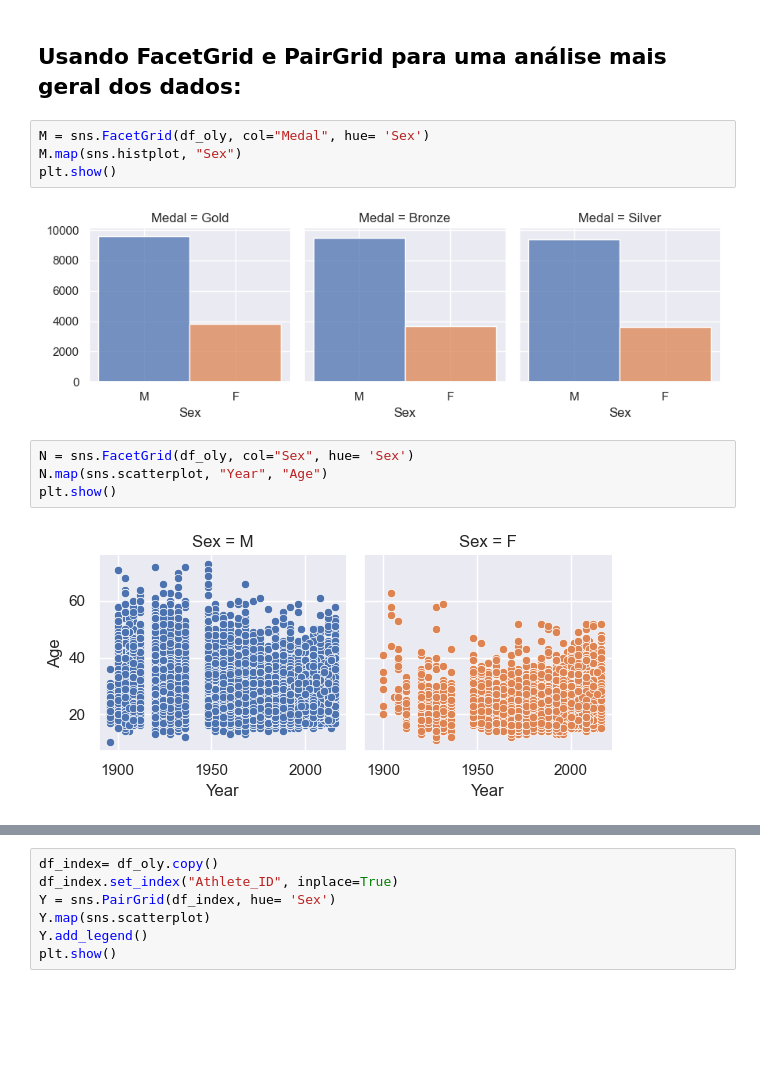
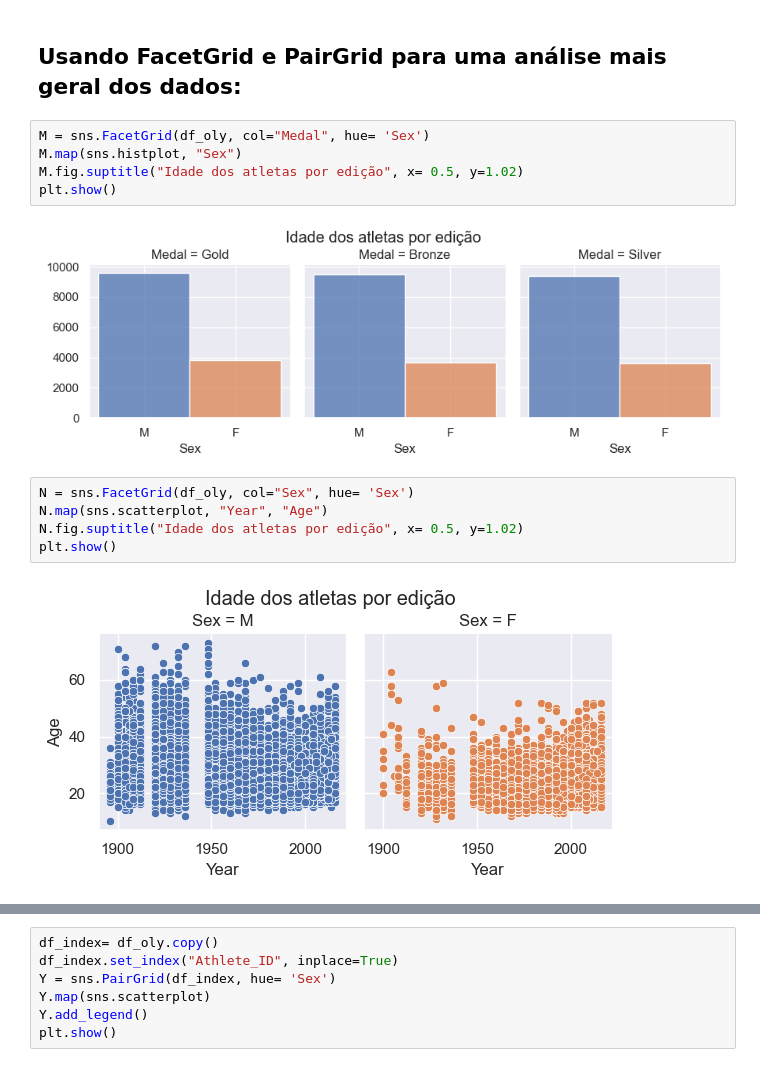
Before and after one commit to dnlfrozi/Projetinho-de-Limpeza, a Jupyter notebook: análise.ipynb, the cells around one changed output, grey strips where cells are left out. Cells and saved outputs as stored; diff of their text form; blank space fills up the shorter version.

```diff
--- a/análise.ipynb
+++ b/análise.ipynb
@@ -237,15 +237,17 @@ A partir da primeira visualização dos dados categóricos é possível obter as
 # %%
 M = sns.FacetGrid(df_oly, col="Medal", hue= 'Sex')
 M.map(sns.histplot, "Sex")
+M.fig.suptitle("Idade dos atletas por edição", x= 0.5, y=1.02)
 plt.show()
 # %% [output]
-[figure, old version]
+[figure, new version]
 # %%
 N = sns.FacetGrid(df_oly, col="Sex", hue= 'Sex')
 N.map(sns.scatterplot, "Year", "Age")
+N.fig.suptitle("Idade dos atletas por edição", x= 0.5, y=1.02)
 plt.show()
 # %% [output]
-[figure, old version]
+[figure, new version]
 # %%
 g = sns.FacetGrid(df_oly, col="Sex",hue= "Sex", margin_titles=True)
 g.map_dataframe(sns.scatterplot, x="Height", y="Weight")
```
Also changed, not shown: parts of 7 cells of this notebook.
